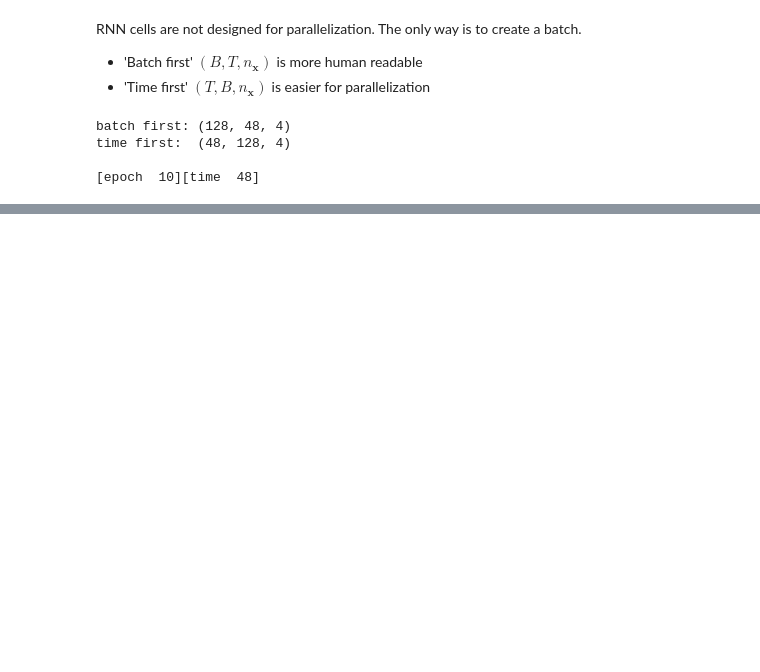
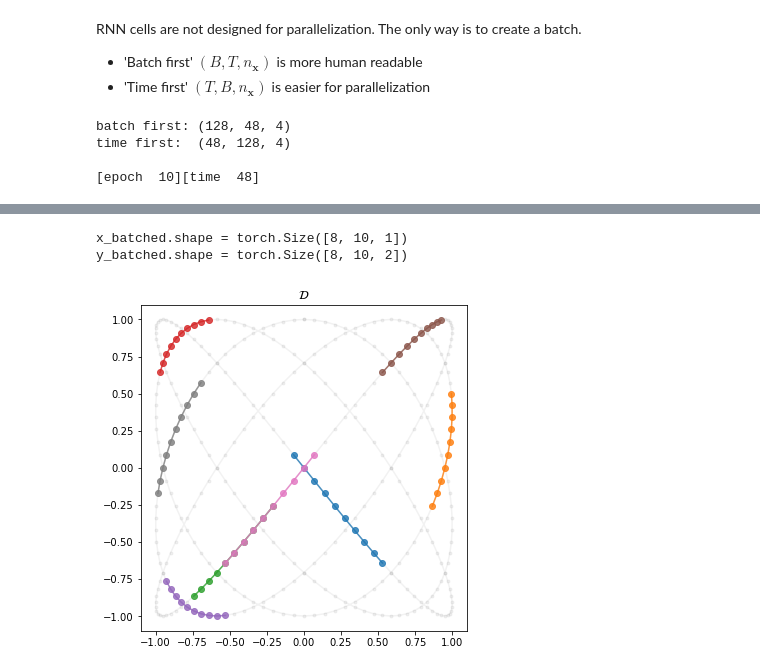
Before and after one commit to ohshane/google-ml-bootcamp-2023, a Jupyter notebook: Coursera/05-RecurrentNeuralNetworks/Week01.ipynb, the cells around one changed output, grey strips where cells are left out. Saved outputs shown, nothing was run; the diff lists cells and outputs as text; code cells hidden in the pictures; blank space fills up the shorter version.

Commit message:
added deep RNN training code

```diff
--- a/Coursera/05-RecurrentNeuralNetworks/Week01.ipynb
+++ b/Coursera/05-RecurrentNeuralNetworks/Week01.ipynb
@@ -614,0 +838,70 @@ $$
+# %%
+import torch
+import torch.nn as nn
+import torch.optim as optim
+import matplotlib.pyplot as plt
+from torch.utils.data import Dataset, DataLoader
+
+x = torch.linspace(0, torch.pi*2, 361)
+y = torch.stack([torch.sin(x*4), torch.cos(x*5)], axis=1)
+
+plt.figure(figsize=(6,6))
+plt.title(r'$\mathcal{D}$')
+plt.plot(*y.T, marker='.', alpha=.1, color='grey')
+plt.axis('square')
+
+input_size  = 1   # Number of features in the input
+hidden_size = 20  # Number of features in the hidden state
+output_size = 2   # Number of features in the output
+batch_size  = 16  # Number of samples in the batch
+seq_length  = 10   # Length of the input sequence
+
+class DeepRNN(nn.Module):
+    def __init__(self, input_size=input_size, hidden_size=hidden_size, output_size=output_size):
+        super().__init__()
+
+        # 3-layer RNN
+        self.rnn = nn.RNN(input_size, hidden_size, num_layers=3, batch_first=True)
+
+        # Fully connected layer
+        self.fc = nn.Linear(hidden_size, output_size)
+
+    def forward(self, x):
+        # Initialize hidden state
+        h0 = torch.zeros(3, x.size(0), hidden_size)
+
+        # RNN forward pass
+        out, _ = self.rnn(x, h0)
+
+        # Take the output from the last time step
+        # out = self.fc(out[:, -1, :])
+        out = self.fc(out[:, :, :])
+
+        return out
+
+class CustomDataset(Dataset):
+    def __init__(self, seq_length=seq_length, offset=1):
+        self.x = x
+        self.y = y
+        self.seq_length = seq_length
+        self.offset = offset
+
+    def __len__(self):
+        return len(self.y) - self.seq_length - self.offset
+
+    def __getitem__(self, idx):
+        return self.x[idx:idx+self.seq_length].reshape(-1,1), self.y[idx+self.offset:idx+self.offset+self.seq_length]
+
+dataset = CustomDataset()
+dataloader = DataLoader(dataset, batch_size=8, shuffle=True)
+x_batched, y_batched = next(iter(dataloader))
+print(f"{x_batched.shape = }")
+print(f"{y_batched.shape = }")
+
+for _y in y_batched:
+    plt.plot(*_y.T, marker='o', alpha=.8)
+plt.show()
+# %% [output]
+x_batched.shape = torch.Size([8, 10, 1])
+y_batched.shape = torch.Size([8, 10, 2])
+[figure, added]
```
Also changed, not shown: parts of 12 cells of this notebook, 2 other files.
